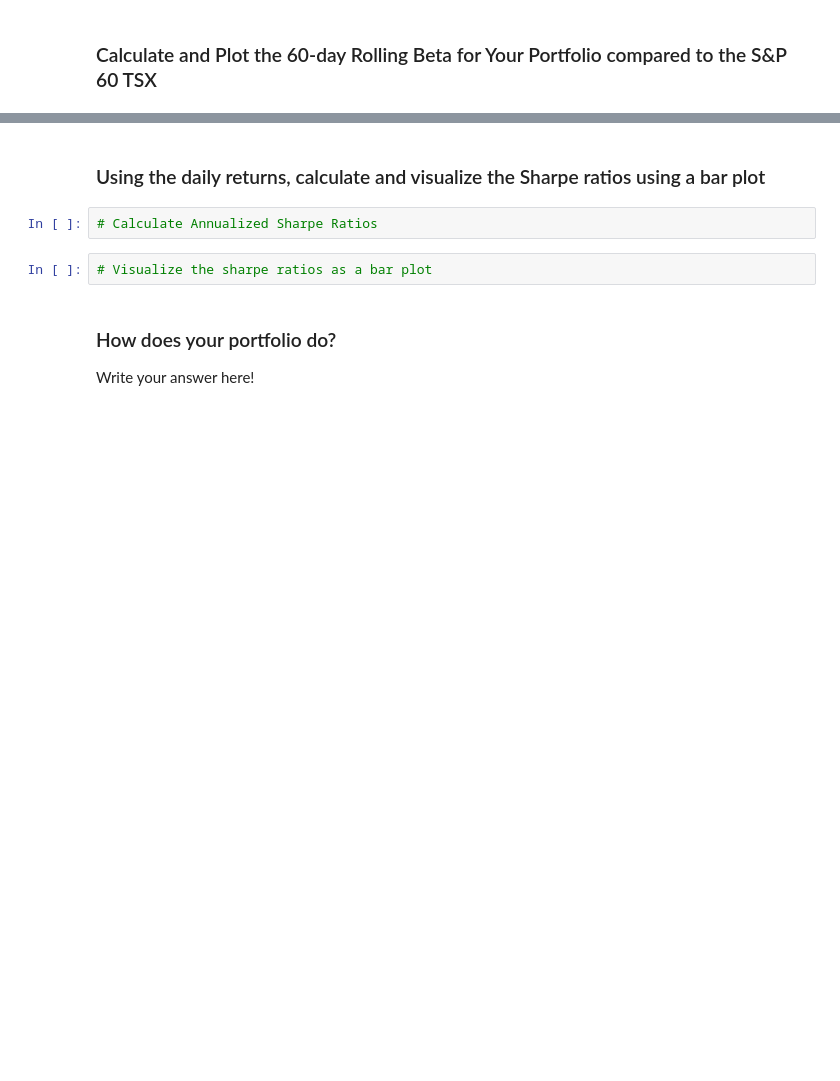
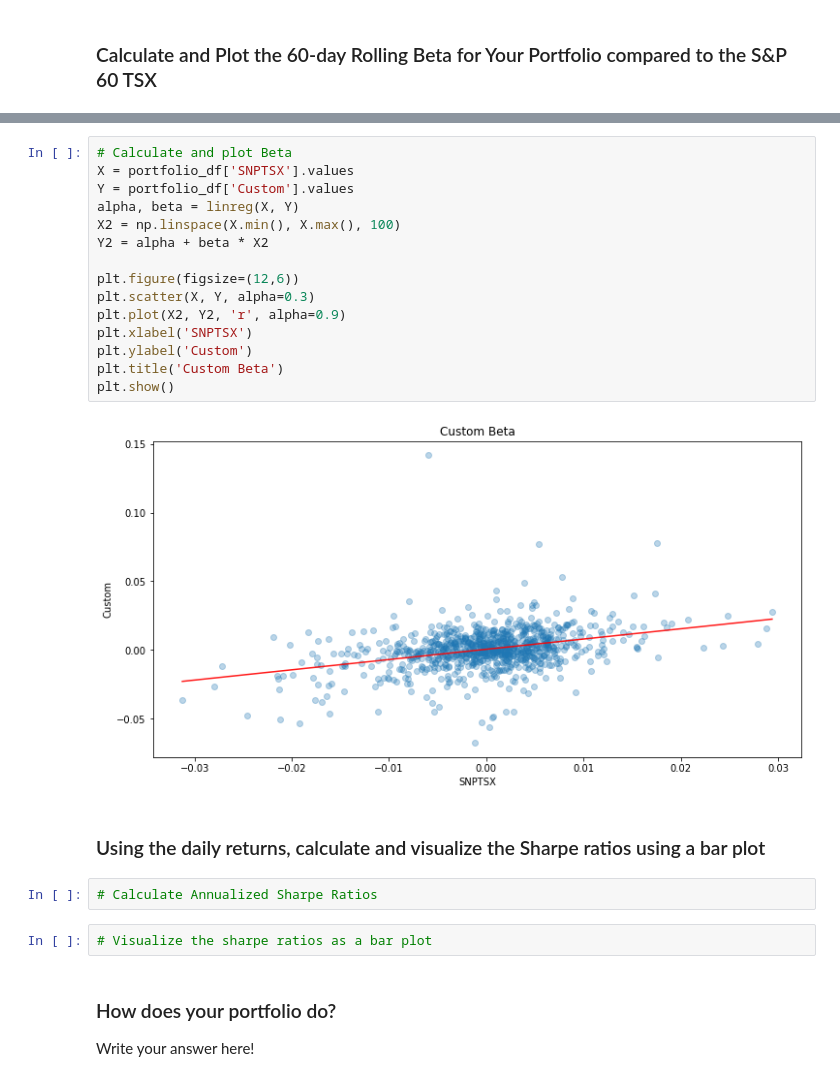
Before and after one commit to 2KAbhishek/whaleport, a Jupyter notebook: whaleport.ipynb, the cells around one changed output, grey strips where cells are left out. Cells and saved outputs as stored; diff of their text form; blank space fills up the shorter version.

```diff
--- a/whaleport.ipynb
+++ b/whaleport.ipynb
@@ -473,3 +483,20 @@ my_rolling_std.plot(figsize=(12,6), title='My Rolling Standard Deviation', grid=
+# %%
+# Calculate and plot Beta
+X = portfolio_df['SNPTSX'].values
+Y = portfolio_df['Custom'].values
+alpha, beta = linreg(X, Y)
+X2 = np.linspace(X.min(), X.max(), 100)
+Y2 = alpha + beta * X2
+
+plt.figure(figsize=(12,6))
+plt.scatter(X, Y, alpha=0.3)
+plt.plot(X2, Y2, 'r', alpha=0.9)
+plt.xlabel('SNPTSX')
+plt.ylabel('Custom')
+plt.title('Custom Beta')
+plt.show()
+# %% [output]
+[figure, added]
 # %% [markdown]
 ### Using the daily returns, calculate and visualize the Sharpe ratios using a bar plot
 # %%
```
Also changed, not shown: parts of 6 cells of this notebook.
